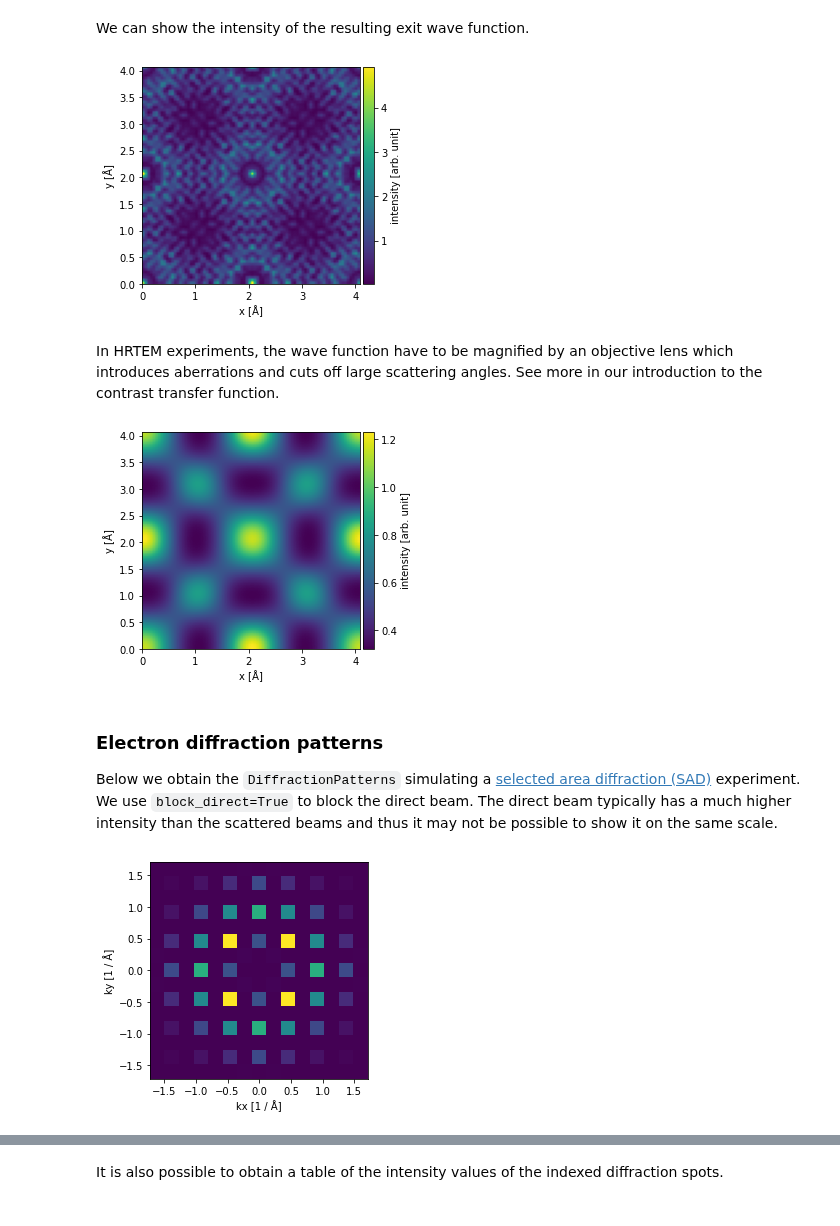
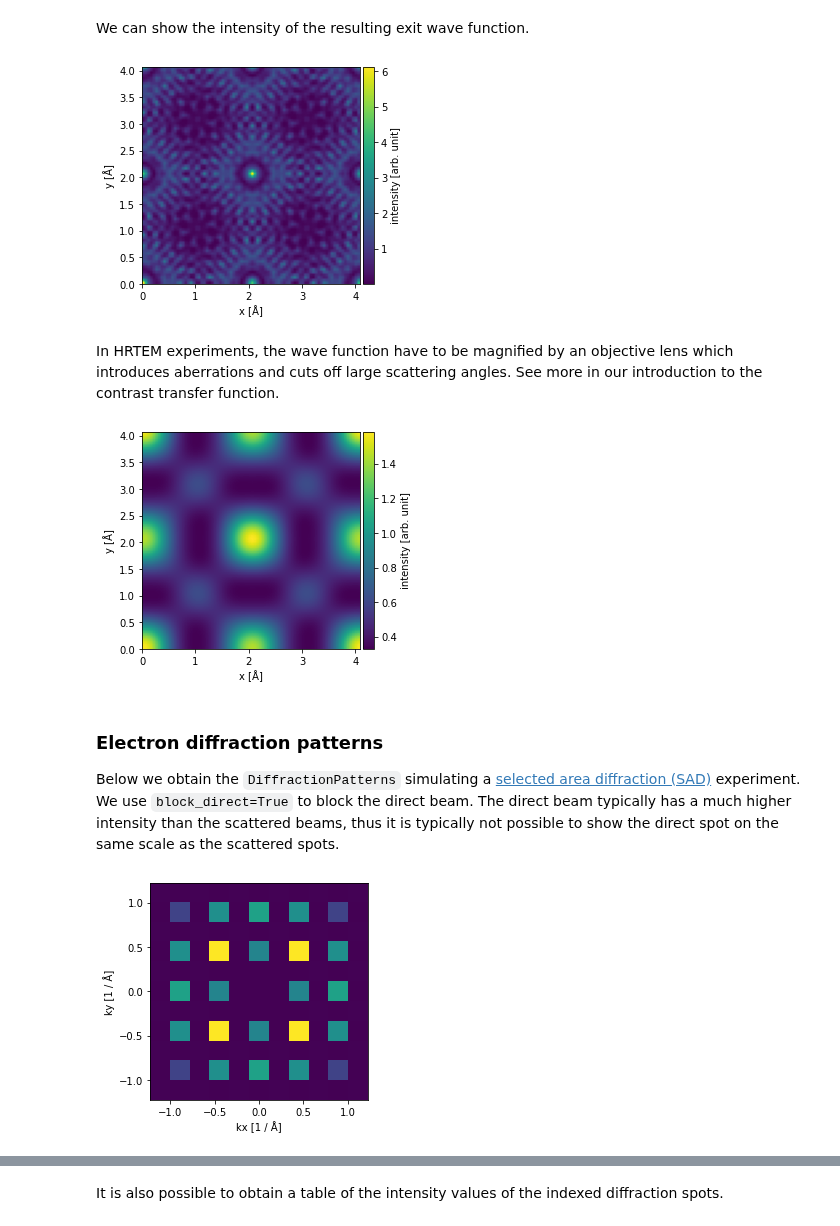
Before and after one commit to abTEM/doc, a Jupyter notebook: docs/user_guide/walkthrough/multislice.ipynb, the cells around one changed output, grey strips where cells are left out. Cells and saved outputs as stored; diff of their text form; code cells hidden in the pictures.

```diff
--- a/docs/user_guide/walkthrough/multislice.ipynb
+++ b/docs/user_guide/walkthrough/multislice.ipynb
@@ -58,7 +58,7 @@ Phonon scattering is not included in the following, inclusions of phonons is imp
 
 Below we create a `Potential` representing gold in the $\left<100\right>$ zone axis and use a `PlaneWave` as the initial wave function.
 # %%
-atoms = bulk("Au", cubic=True) * (1, 1, 40)
+atoms = bulk("Au", cubic=True) * (1, 1, 35)
 
 abtem.show_atoms(atoms, show_periodic=True, scale=0.9);
 # %% [output]
@@ -84,20 +84,20 @@ We can show the intensity of the resulting exit wave function.
 # %%
 exit_wave.intensity().show(cbar=True);
 # %% [output]
-[figure, old version]
+[figure, new version]
 # %% [markdown]
 In HRTEM experiments, the wave function have to be magnified by an objective lens which introduces aberrations and cuts off large scattering angles. See more in our introduction to the contrast transfer function.
 # %%
 exit_wave.apply_ctf(defocus=-50, semiangle_cutoff=20).intensity().show(cbar=True);
 # %% [output]
-[figure, old version]
+[figure, new version]
 # %% [markdown]
 ### Electron diffraction patterns
 
-Below we obtain the `DiffractionPatterns` simulating a [selected area diffraction (SAD)](https://en.wikipedia.org/wiki/Selected_area_diffraction) experiment. We use `block_direct=True` to block the direct beam. The direct beam typically has a much higher intensity than the scattered beams and thus it may not be possible to show it on the same scale.
+Below we obtain the `DiffractionPatterns` simulating a [selected area diffraction (SAD)](https://en.wikipedia.org/wiki/Selected_area_diffraction) experiment. We use `block_direct=True` to block the direct beam. The direct beam typically has a much higher intensity than the scattered beams, thus it is typically not possible to show the direct spot on the same scale as the scattered spots.
 # %%
-diffraction_patterns = exit_wave.diffraction_patterns(block_direct=True, max_angle=40)
+diffraction_patterns = exit_wave.diffraction_patterns(block_direct=True, max_angle=30, parity="odd")
 diffraction_patterns.show();
 # %% [output]
-[figure, old version]
+[figure, new version]
 # %% [markdown]
```
Also changed, not shown: parts of 28 cells of this notebook, 7 other files.
